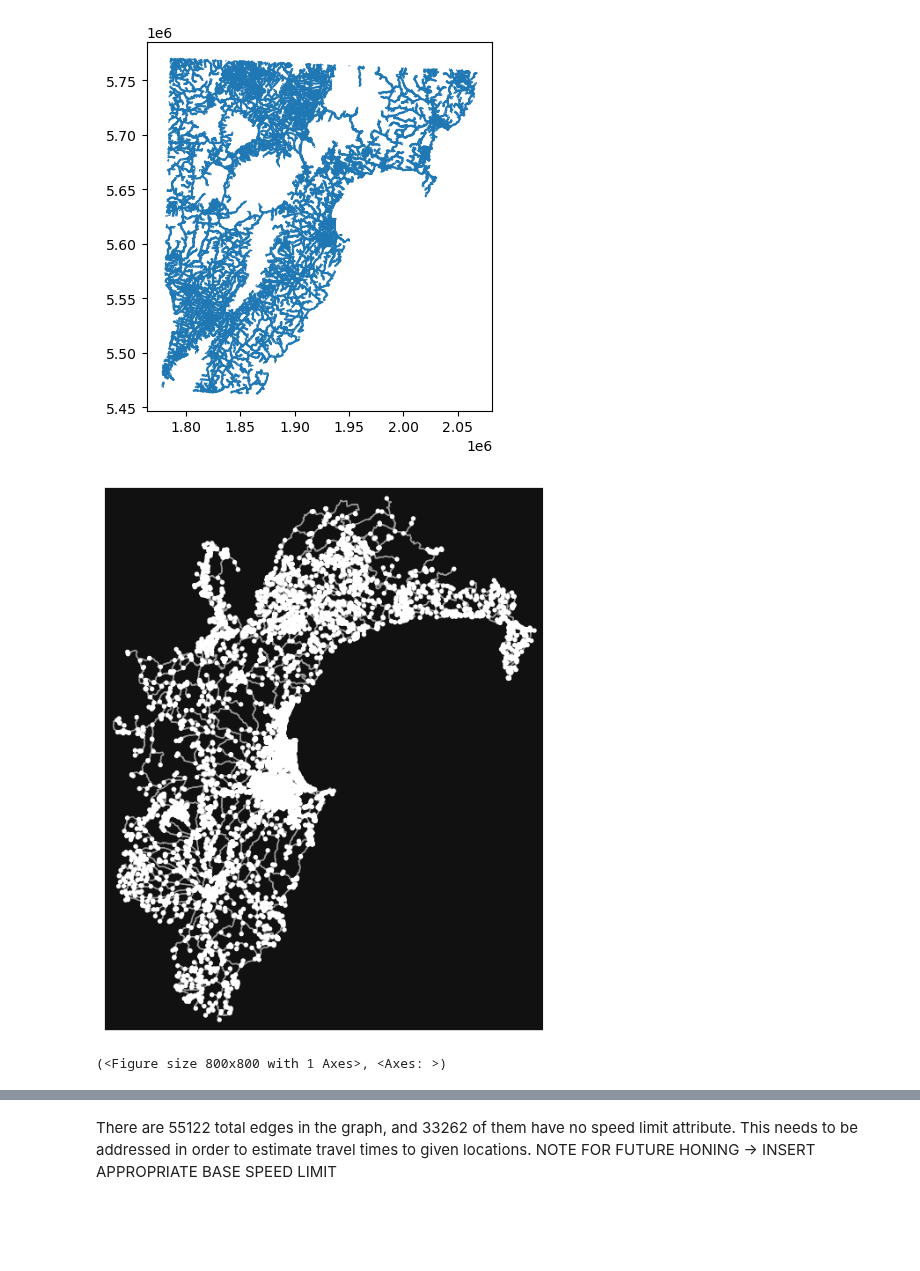
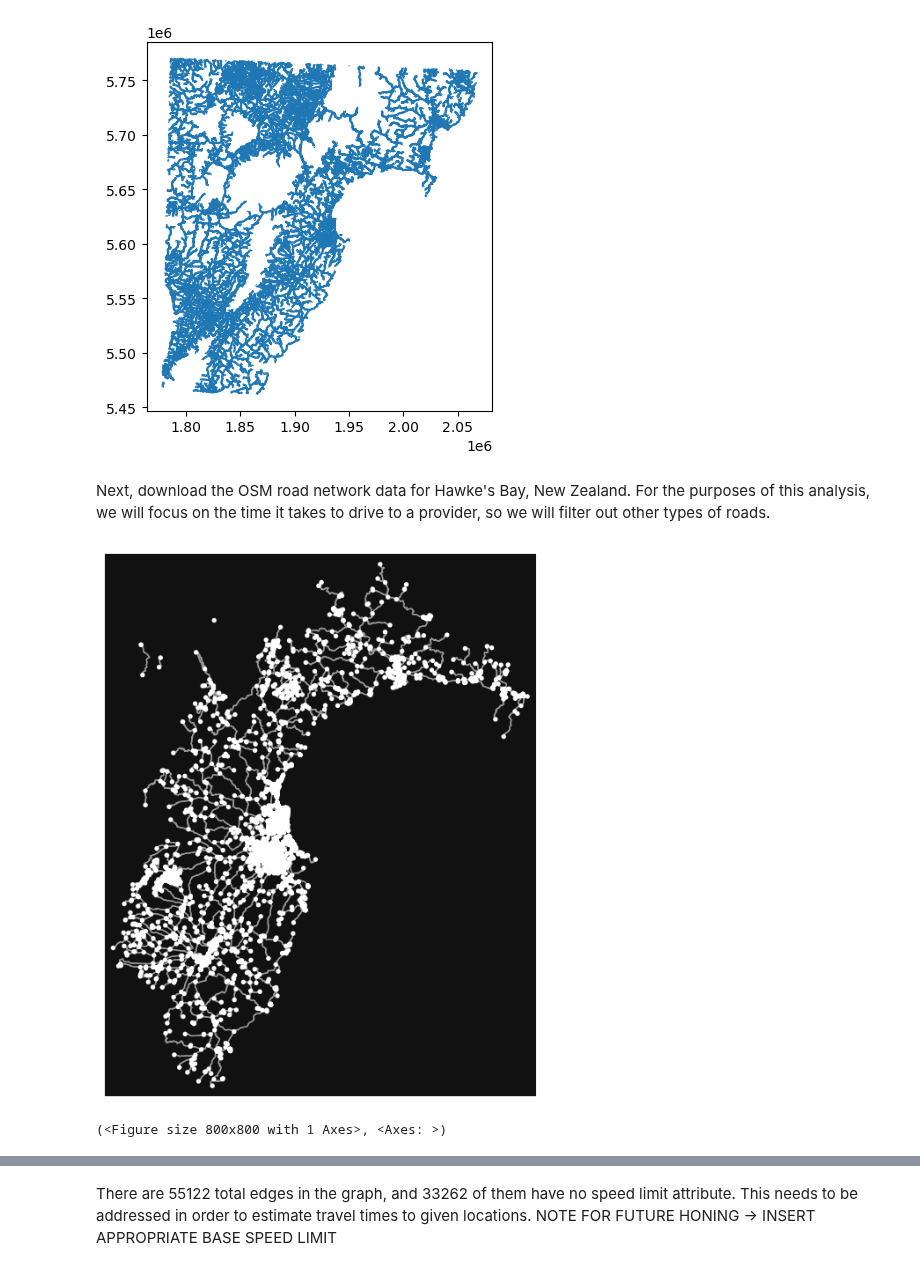
Before and after one commit to gsokolow/Flooding-and-Healthcare-2024, a Jupyter notebook: procedure/code/01-Jupyter_notebook.ipynb, the cells around one changed output, grey strips where cells are left out. Saved outputs shown, nothing was run; the diff lists cells and outputs as text; code cells hidden in the pictures; blank space fills up the shorter version.

Commit message:
working on implementing network analysis

```diff
--- a/procedure/code/01-Jupyter_notebook.ipynb
+++ b/procedure/code/01-Jupyter_notebook.ipynb
@@ -317,13 +319,14 @@ rds.plot()
 # %% [output]
 <Axes: >
 [figure]
+# %% [markdown]
+Next, download the OSM road network data for Hawke's Bay, New Zealand. For the purposes of this analysis, we will focus on the time it takes to drive to a provider, so we will filter out other types of roads.
 # %%
 # alternate osm
-
-G = ox.graph_from_place("Hawke's Bay, New Zealand")
+G = ox.graph_from_place("Hawke's Bay, New Zealand", network_type = "drive", retain_all = "true")
 ox.plot_graph(G)
 # %% [output]
-[figure, old version]
+[figure, new version]
 (<Figure size 800x800 with 1 Axes>, <Axes: >)
 # %%
 ## This code from Joe Holler Replication of Kang
```
Also changed, not shown: parts of 25 cells of this notebook, 19 other files.
